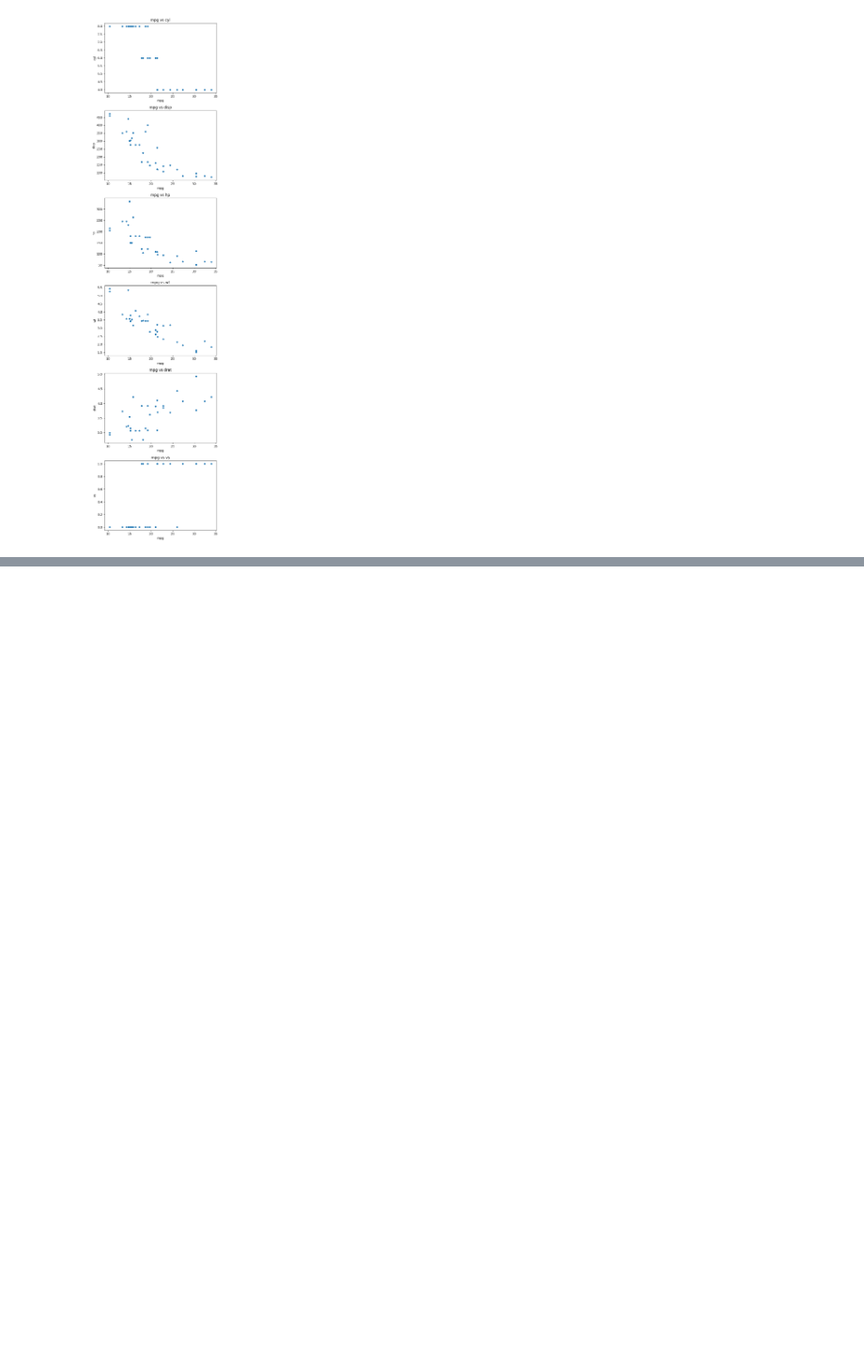
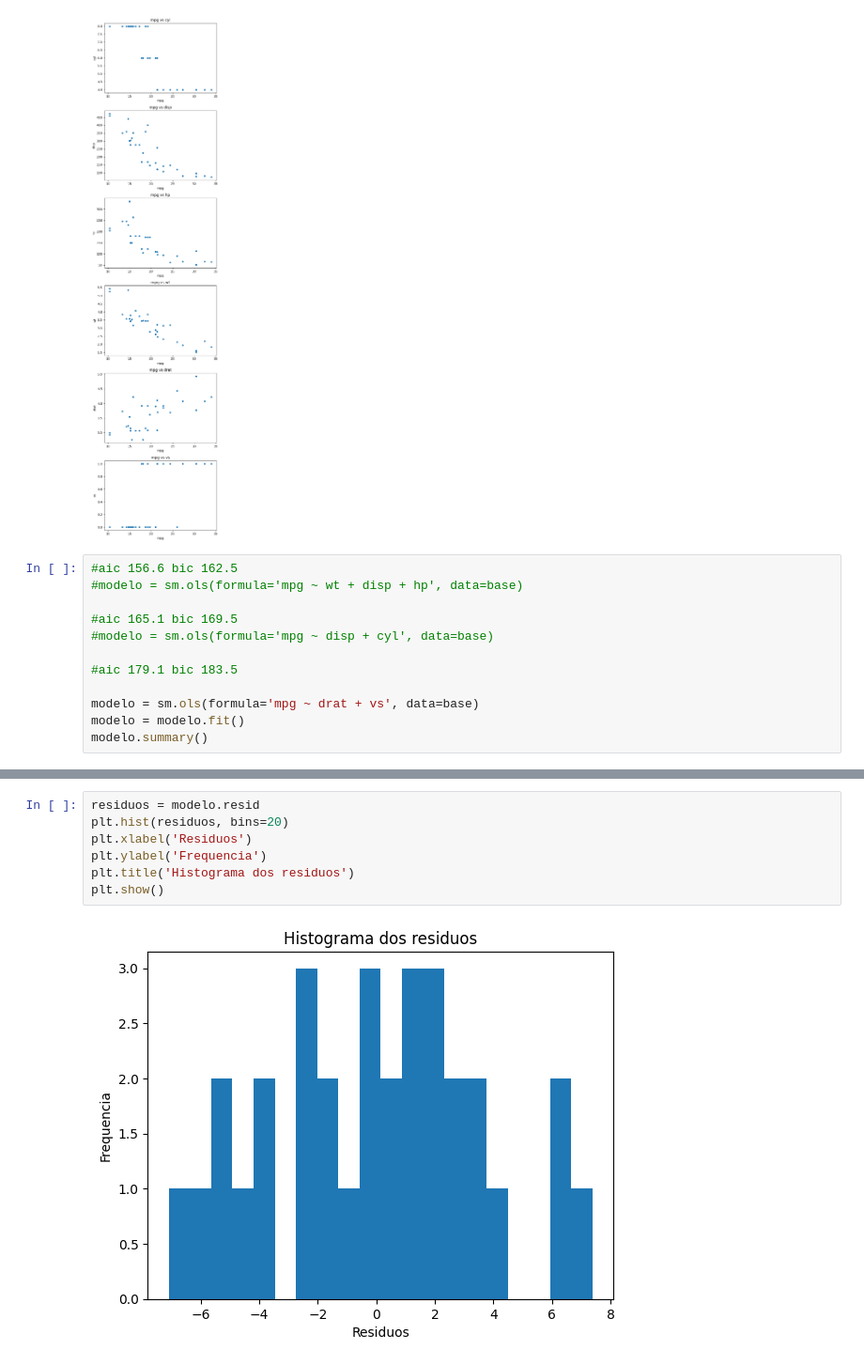
Before and after one commit to Jhonathan-Ferroni/Colab-IA, a Jupyter notebook: Regressao.ipynb, the cells around one changed output, grey strips where cells are left out. Shown: that part at 94% size. Saved outputs shown, nothing was run; the diff lists cells and outputs as text; blank space fills up the shorter version.

```diff
--- a/Regressao.ipynb
+++ b/Regressao.ipynb
@@ -41,3 +41,15 @@ plt.tight_layout()
 plt.show()
 # %% [output]
 [figure]
+# %%
+#aic 156.6 bic 162.5
+#modelo = sm.ols(formula='mpg ~ wt + disp + hp', data=base)
+
+#aic 165.1 bic 169.5
+#modelo = sm.ols(formula='mpg ~ disp + cyl', data=base)
+
+#aic 179.1 bic 183.5
+
+modelo = sm.ols(formula='mpg ~ drat + vs', data=base)
+modelo = modelo.fit()
+modelo.summary()
@@ -43,0 +77,9 @@ plt.show()
+# %%
+residuos = modelo.resid
+plt.hist(residuos, bins=20)
+plt.xlabel('Residuos')
+plt.ylabel('Frequencia')
+plt.title('Histograma dos residuos')
+plt.show()
+# %% [output]
+[figure, added]
```
Also changed, not shown: parts of 3 cells of this notebook, 1 other file.
